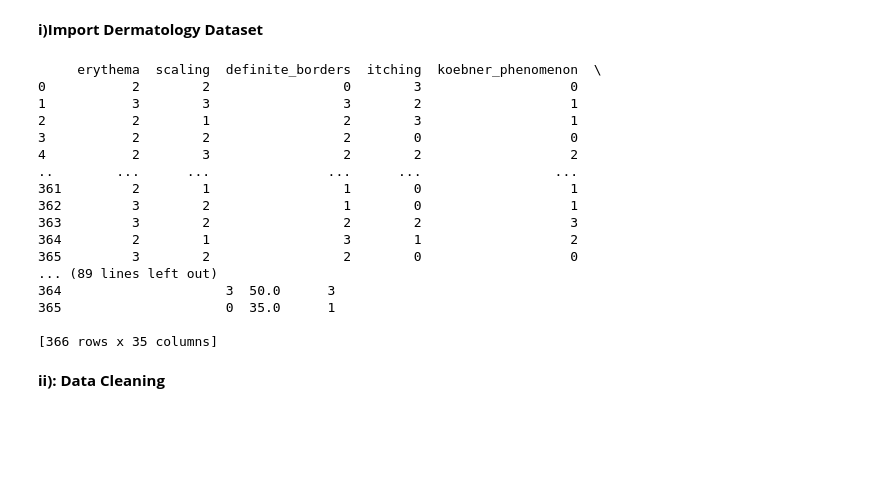
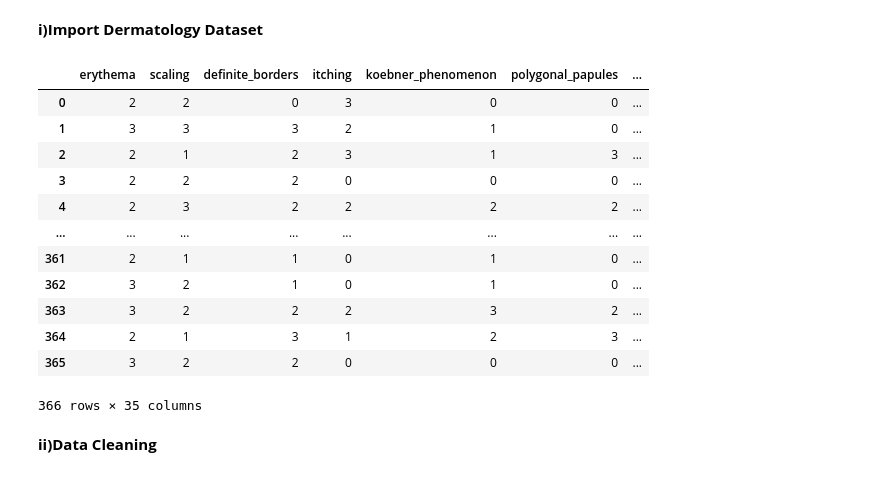
Before and after one commit to pa1kumarCSML/CourseWork, a Jupyter notebook: 1_m220357cs_pavan.ipynb, the cells around one changed output. Cells and saved outputs as stored; diff of their text form; code cells hidden in the pictures; blank space fills up the shorter version.

```diff
--- a/1_m220357cs_pavan.ipynb
+++ b/1_m220357cs_pavan.ipynb
@@ -5,27 +5,26 @@
 # %%
 # Importing the necessary libraries
 import pandas as pd
 import numpy as np
+import seaborn as sns
+import matplotlib.pyplot as plt
 
-dermatology_df = pd.read_csv("C:/Users/dpava/Downloads/dermatology.csv")
-print(dermatology_df)
+missing_values =["N/a","na",np.nan]
+dermatology_df = pd.read_csv("./dermatology.csv",na_values=missing_values)
+dermatology_df
 # %% [output]
+|  | erythema | scaling | definite_borders | itching | koebner_phenomenon | polygonal_papules | ... |
+| 0 | 2 | 2 | 0 | 3 | 0 | 0 | ... |
+| 1 | 3 | 3 | 3 | 2 | 1 | 0 | ... |
+| 2 | 2 | 1 | 2 | 3 | 1 | 3 | ... |
+| 3 | 2 | 2 | 2 | 0 | 0 | 0 | ... |
+| 4 | 2 | 3 | 2 | 2 | 2 | 2 | ... |
+| ... | ... | ... | ... | ... | ... | ... | ... |
+| 361 | 2 | 1 | 1 | 0 | 1 | 0 | ... |
+| 362 | 3 | 2 | 1 | 0 | 1 | 0 | ... |
+| 363 | 3 | 2 | 2 | 2 | 3 | 2 | ... |
+| 364 | 2 | 1 | 3 | 1 | 2 | 3 | ... |
+| 365 | 3 | 2 | 2 | 0 | 0 | 0 | ... |
-     erythema  scaling  definite_borders  itching  koebner_phenomenon  \
-0           2        2                 0        3                   0
-1           3        3                 3        2                   1
-2           2        1                 2        3                   1
-3           2        2                 2        0                   0
-4           2        3                 2        2                   2
-..        ...      ...               ...      ...                 ...
-361         2        1                 1        0                   1
-362         3        2                 1        0                   1
-363         3        2                 2        2                   3
-364         2        1                 3        1                   2
-365         3        2                 2        0                   0
-... (89 lines left out)
-364                     3  50.0      3
-365                     0  35.0      1
-
-[366 rows x 35 columns]
+366 rows × 35 columns
 # %% [markdown]
-**ii): Data Cleaning**
+**ii)Data Cleaning**
```
Also changed, not shown: parts of 12 cells of this notebook, 1 other file.
